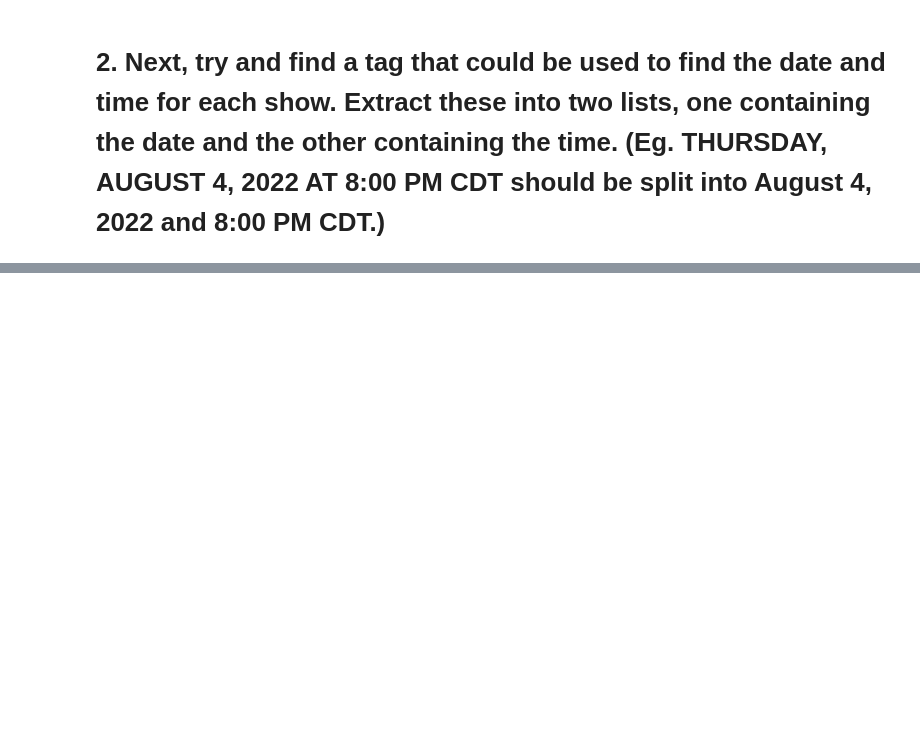
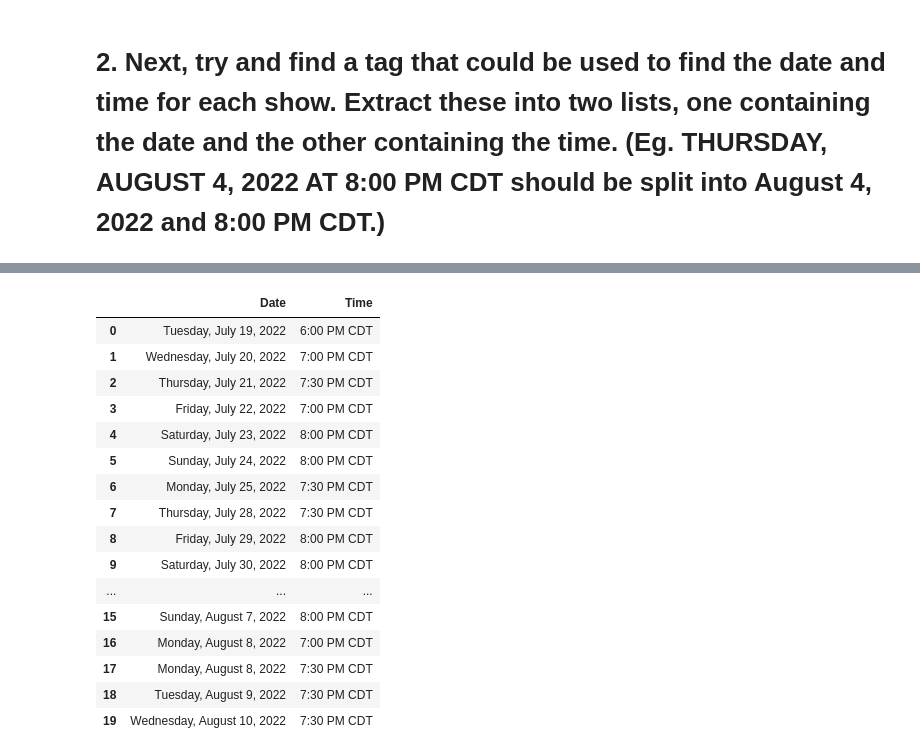
Before and after one commit to NSS-Full-Time-Data-Analytics-7/web_scraping_ryman-LaurenDellaRusso, a Jupyter notebook: notebooks/ryman_calendar_webscraping.ipynb, the cells around one changed output, grey strips where cells are left out. Drawn from its saved outputs; the diff is of its cells as text; code cells hidden in the pictures; blank space fills up the shorter version.

```diff
--- a/notebooks/ryman_calendar_webscraping.ipynb
+++ b/notebooks/ryman_calendar_webscraping.ipynb
@@ -155,0 +236,21 @@ headliners
+# %%
+dt = pd.DataFrame([d[2]for d in datetime],[d[0] for d in datetime]).reset_index().rename(columns={'index':'Date', 0: 'Time'})
+dt
+# %% [output]
+|  | Date | Time |
+| 0 | Tuesday, July 19, 2022 | 6:00 PM CDT |
+| 1 | Wednesday, July 20, 2022 | 7:00 PM CDT |
+| 2 | Thursday, July 21, 2022 | 7:30 PM CDT |
+| 3 | Friday, July 22, 2022 | 7:00 PM CDT |
+| 4 | Saturday, July 23, 2022 | 8:00 PM CDT |
+| 5 | Sunday, July 24, 2022 | 8:00 PM CDT |
+| 6 | Monday, July 25, 2022 | 7:30 PM CDT |
+| 7 | Thursday, July 28, 2022 | 7:30 PM CDT |
+| 8 | Friday, July 29, 2022 | 8:00 PM CDT |
+| 9 | Saturday, July 30, 2022 | 8:00 PM CDT |
+| ... | ... | ... |
+| 15 | Sunday, August 7, 2022 | 8:00 PM CDT |
+| 16 | Monday, August 8, 2022 | 7:00 PM CDT |
+| 17 | Monday, August 8, 2022 | 7:30 PM CDT |
+| 18 | Tuesday, August 9, 2022 | 7:30 PM CDT |
+| 19 | Wednesday, August 10, 2022 | 7:30 PM CDT |
```
Also changed, not shown: parts of 36 cells of this notebook.
